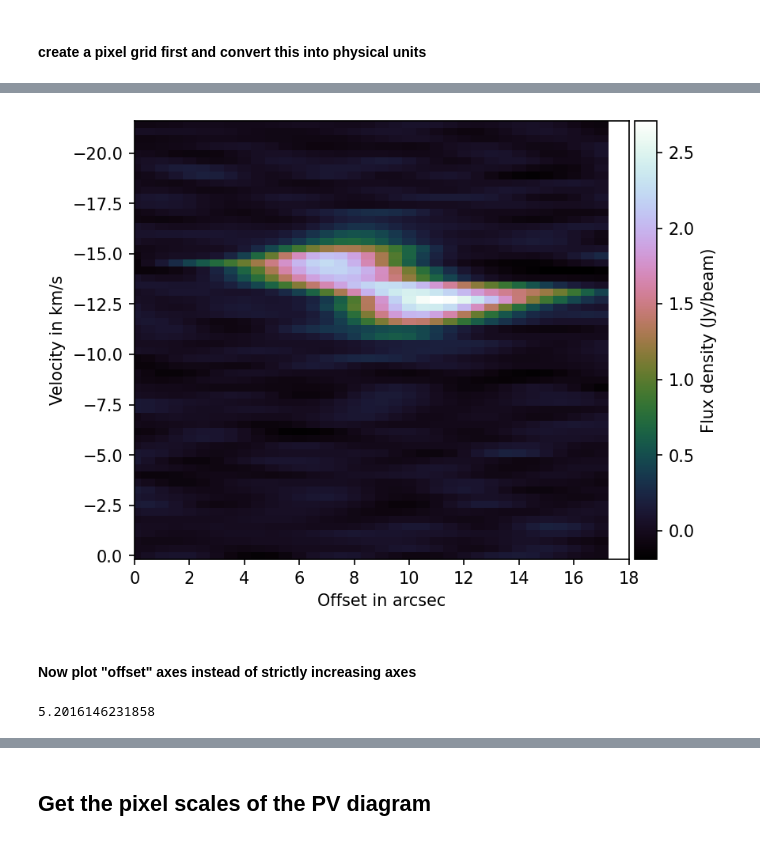
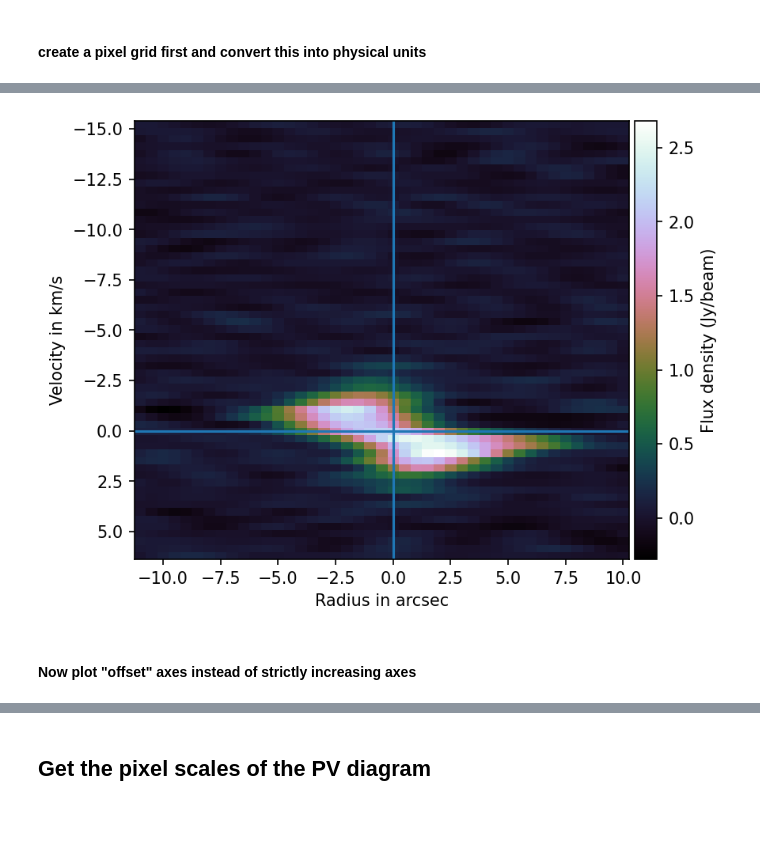
Before and after one commit to kristina-monsch/draculas-chivito, a Jupyter notebook: pv_diagram12CO.ipynb, the cells around one changed output, grey strips where cells are left out. Cells and saved outputs as stored; diff of their text form; code cells hidden in the pictures.

```diff
--- a/pv_diagram12CO.ipynb
+++ b/pv_diagram12CO.ipynb
@@ -36,7 +36,7 @@ gband_header = gband[0].header
 # %%
 # then load in the 12CO data cube which is needed to obtain the velocities
 
-spectral_cube = SpectralCube.read('/Users/kristina/Hamburgers/Draculas_Chivito/SMA/data/DraChi.briggs0.12CO.LSRK.im.image_modified_header.fits')
+spectral_cube = SpectralCube.read('/Users/kristina/Hamburgers/Draculas_Chivito/SMA/data/DraChi.briggs0.12CO.velcor.fixVel.lsrk.im.image.fits')
 
 spectral_cube = spectral_cube.with_spectral_unit(unit=u.km/u.s, rest_value=230.538*u.GHz, velocity_convention='radio')
 spectral_cube._unit = u.Jy/u.beam
@@ -117,15 +116,17 @@ mom0_header = mom0[0].header
 ra_cen = 347.4318*u.deg
 dec_cen = 67.3942*u.deg
 
+len_slit = 22.*u.arcsec
+width_slit = 6*u.arcsec
+PA_slit = 342.*u.deg
+
 # Notes: The orientation of the final path will be such that for a position angle of zero, the path goes from South to North.
 # For a position angle of 90 degrees, the path will go from West to East.
 # sample : How many points to sample along the path. By default, this is 2 (the two end points)
 # width : The width of the path
 # https://pvextractor.readthedocs.io/en/latest/api/pvextractor.PathFromCenter.html
-Path2 = PathFromCenter(center=SkyCoord(ra_cen, dec_cen, frame='fk5'), length=18.*u.arcsec, angle=342*u.deg, sample=2, width=6.*u.arcsec)
+Path2 = PathFromCenter(center=SkyCoord(ra_cen, dec_cen, frame='fk5'), length=len_slit, angle=PA_slit, sample=2, width=width_slit)
 
-
-plt.figure(figsize=(12,6))
-ax = plt.subplot(121, projection=spectral_cube.wcs.celestial)
-ax.imshow(spectral_cube.max(axis=0).value)
-Path2.show_on_axis(ax=ax, spacing=1, edgecolor='w', linestyle=':', linewidth=0.75)
+# spacing gives the separation between these points in pixels; we finely sampled by picking one-pixel spacing.
+pvdiagram2 = extract_pv_slice(cube=spectral_cube, path=Path2, spacing=1.)
+pvdiagram2.writeto("PV_diagram_12CO.fits", overwrite=True)
@@ -310,40 +308,36 @@ pvdiagram2.data.shape
 # %%
-v_sys = -8.5 #u.km/u.s # got this value from eddy
-pos_mid = 9. #arcsec; length of the vector is 18 arcsec
+v_sys = 1.6 #u.km/u.s # got this value from eddy
+pos_mid = len_slit.value/2. #arcsec;
 
-# x-axis has len=35
-vel_arr = np.linspace(0,34,35)*pos_pixscale# + pos_zero - x_mid
-# y-axis has len=60
-pos_arr = np.linspace(0,59,60)*vel_pixscale# + vel_zero# - v_sys
+vel_arr = np.linspace(0,pvdiagram2.data.shape[1]-1,pvdiagram2.data.shape[1])*pos_pixscale + pos_zero - pos_mid
+pos_arr = np.linspace(0,pvdiagram2.data.shape[0]-1,pvdiagram2.data.shape[0])*vel_pixscale + vel_zero - v_sys
 
 xi, yi = np.meshgrid(vel_arr, pos_arr)
 zi = pvdiagram2.data
 
 plt.figure(dpi=150)
 
 plt.pcolormesh(xi, yi, zi.reshape(yi.shape), cmap='cubehelix')
+plt.axhline(0)
+plt.axvline(0)
 
 plt.gca().invert_yaxis()
 
-plt.xlabel('Offset in arcsec')
+plt.xlabel('Radius in arcsec')
 plt.ylabel('Velocity in km/s')
 
-plt.xlim(0,18)
+#plt.xlim(0,18)
 
 
 # rainbow_r colormap starts at red
 colors = plt.cm.rainbow_r(np.linspace(0, 1, len(np.arange(1,4.5,0.5))))
 masses = np.arange(1,4.5,0.5)
 radii = np.linspace(0,20,1000) #arcsec
 
 cb = plt.colorbar(pad=0.01)
 cb.set_label("Flux density (Jy/beam)", fontsize=10)
 # %% [output]
-[figure, old version]
+[figure, new version]
 # %% [markdown]
 #### Now plot "offset" axes instead of strictly increasing axes
-# %%
-vel_zero
-# %% [output]
-5.2016146231858
 # %%
```
Also changed, not shown: parts of 23 cells of this notebook, 59 other files.
